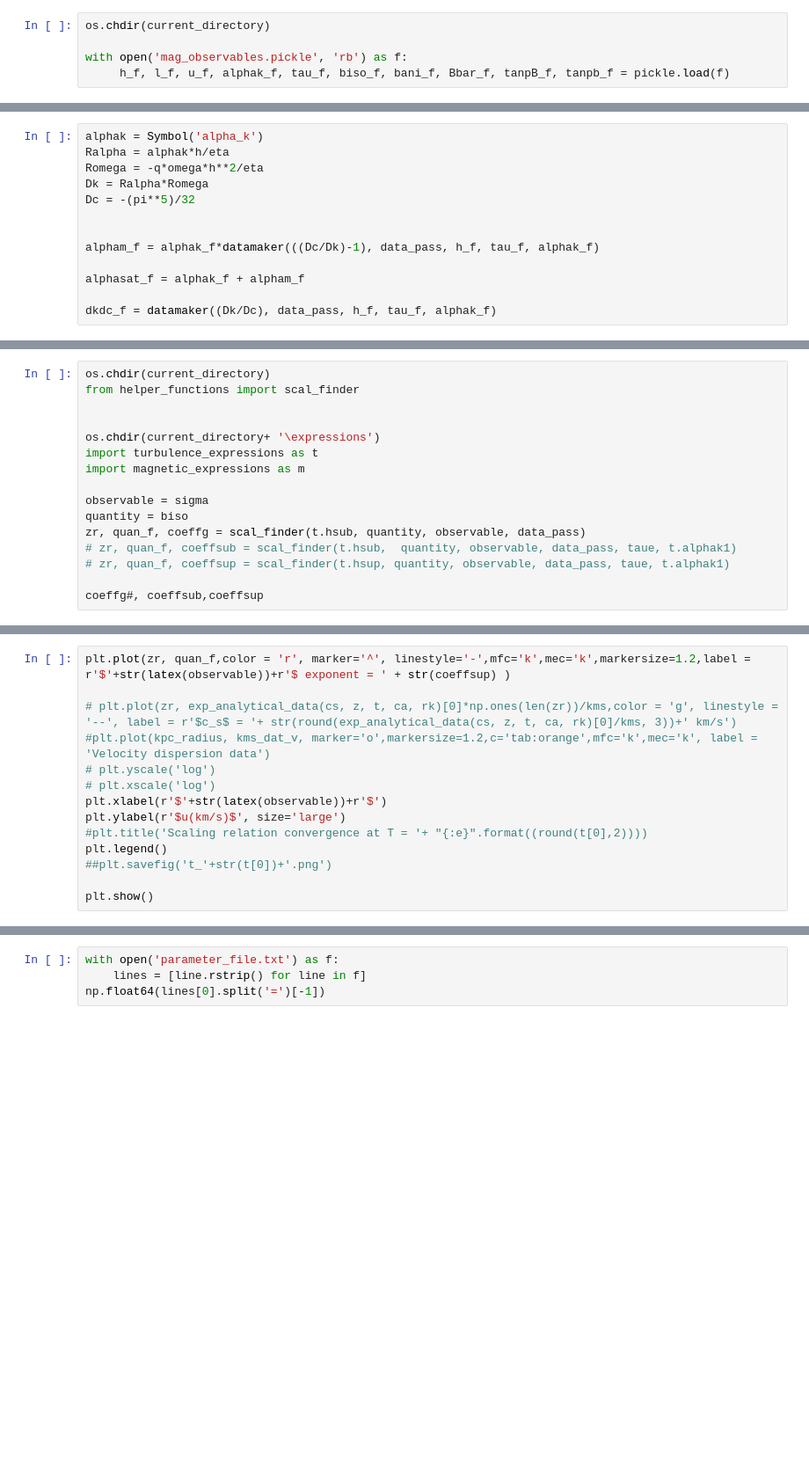
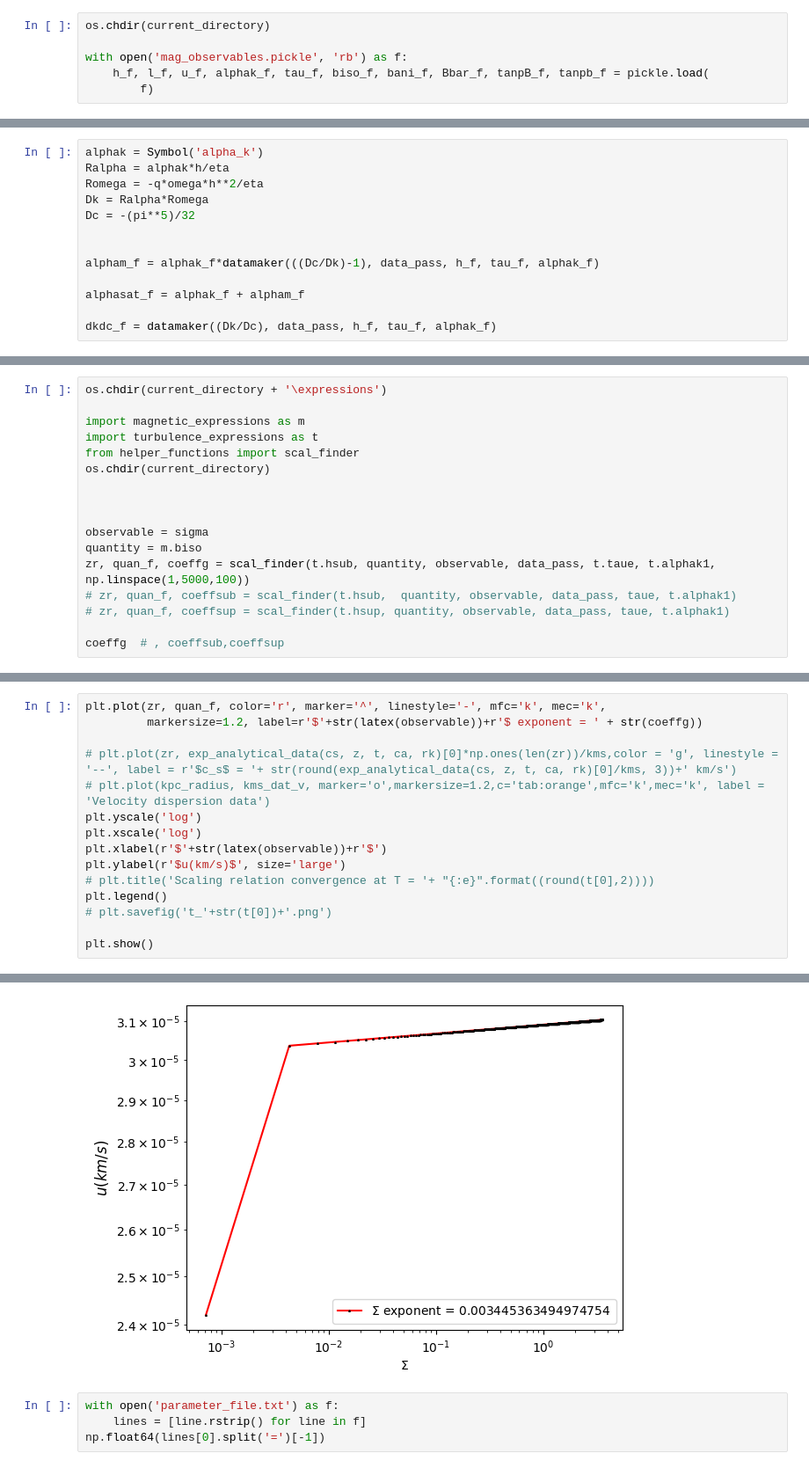
Before and after one commit to Rnazx/MSc.-Thesis, a Jupyter notebook: numerical_calc.ipynb, the cells around one changed output, grey strips where cells are left out. Shown at 88% size. Drawn from its saved outputs; the diff is of its cells as text; blank space fills up the shorter version.

```diff
--- a/numerical_calc.ipynb
+++ b/numerical_calc.ipynb
@@ -163,5 +163,6 @@ Couldn't find program: 'bash'
 os.chdir(current_directory)
 
 with open('mag_observables.pickle', 'rb') as f:
-     h_f, l_f, u_f, alphak_f, tau_f, biso_f, bani_f, Bbar_f, tanpB_f, tanpb_f = pickle.load(f)
+    h_f, l_f, u_f, alphak_f, tau_f, biso_f, bani_f, Bbar_f, tanpB_f, tanpb_f = pickle.load(
+        f)
 # %%
@@ -313,17 +368,18 @@ ax[i][j].legend()
 # %%
+os.chdir(current_directory + '\expressions')
+
+import magnetic_expressions as m
+import turbulence_expressions as t
+from helper_functions import scal_finder
 os.chdir(current_directory)
-from helper_functions import scal_finder
 
 
-os.chdir(current_directory+ '\expressions')
-import turbulence_expressions as t
-import magnetic_expressions as m
 
 observable = sigma
-quantity = biso
-zr, quan_f, coeffg = scal_finder(t.hsub, quantity, observable, data_pass)
+quantity = m.biso
+zr, quan_f, coeffg = scal_finder(t.hsub, quantity, observable, data_pass, t.taue, t.alphak1, np.linspace(1,5000,100))
 # zr, quan_f, coeffsub = scal_finder(t.hsub,  quantity, observable, data_pass, taue, t.alphak1)
 # zr, quan_f, coeffsup = scal_finder(t.hsup, quantity, observable, data_pass, taue, t.alphak1)
 
-coeffg#, coeffsub,coeffsup
+coeffg  # , coeffsub,coeffsup
 # %% [output]
@@ -332,15 +387,16 @@ coeffg#, coeffsub,coeffsup
 # %%
-plt.plot(zr, quan_f,color = 'r', marker='^', linestyle='-',mfc='k',mec='k',markersize=1.2,label = r'$'+str(latex(observable))+r'$ exponent = ' + str(coeffsup) )
+plt.plot(zr, quan_f, color='r', marker='^', linestyle='-', mfc='k', mec='k',
+         markersize=1.2, label=r'$'+str(latex(observable))+r'$ exponent = ' + str(coeffg))
 
 # plt.plot(zr, exp_analytical_data(cs, z, t, ca, rk)[0]*np.ones(len(zr))/kms,color = 'g', linestyle = '--', label = r'$c_s$ = '+ str(round(exp_analytical_data(cs, z, t, ca, rk)[0]/kms, 3))+' km/s')
-#plt.plot(kpc_radius, kms_dat_v, marker='o',markersize=1.2,c='tab:orange',mfc='k',mec='k', label = 'Velocity dispersion data')
-# plt.yscale('log')
-# plt.xscale('log')
+# plt.plot(kpc_radius, kms_dat_v, marker='o',markersize=1.2,c='tab:orange',mfc='k',mec='k', label = 'Velocity dispersion data')
+plt.yscale('log')
+plt.xscale('log')
 plt.xlabel(r'$'+str(latex(observable))+r'$')
 plt.ylabel(r'$u(km/s)$', size='large')
-#plt.title('Scaling relation convergence at T = '+ "{:e}".format((round(t[0],2))))
+# plt.title('Scaling relation convergence at T = '+ "{:e}".format((round(t[0],2))))
 plt.legend()
-##plt.savefig('t_'+str(t[0])+'.png')
+# plt.savefig('t_'+str(t[0])+'.png')
 
 plt.show()
 # %% [output]
@@ -348,3 +403,4 @@ NameError: name 'coeffsup' is not defined
+[figure, added]
 # %%
 with open('parameter_file.txt') as f:
     lines = [line.rstrip() for line in f]
```
Also changed, not shown: parts of 33 cells of this notebook, 3 other files.
